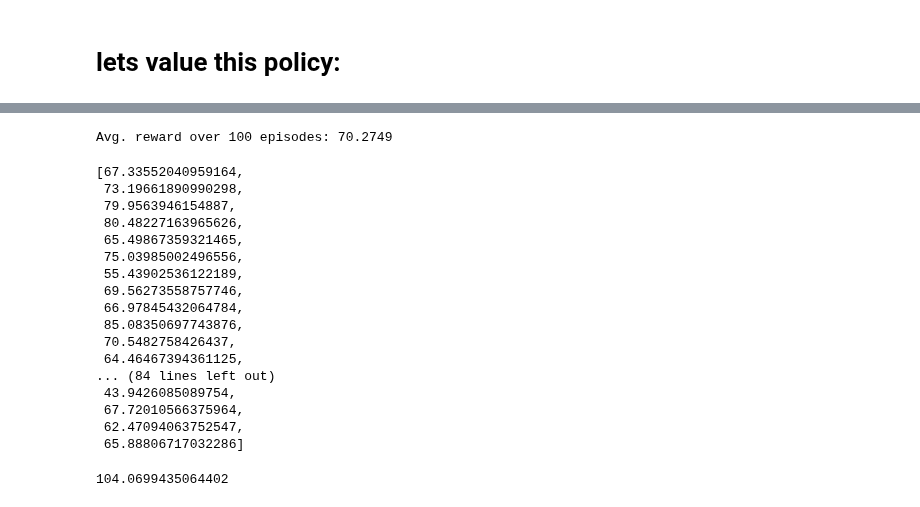
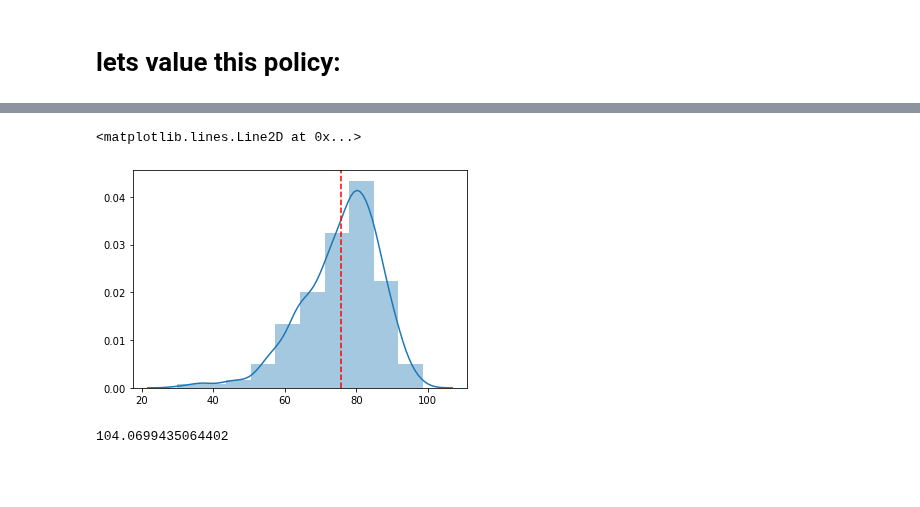
Before and after one commit to majkee15/credit_collections_rl, a Jupyter notebook: learning/notebooks/explore_learned_policies.ipynb, the cells around one changed output, grey strips where cells are left out. Drawn from its saved outputs; the diff is of its cells as text; code cells hidden in the pictures; blank space fills up the shorter version.

```diff
--- a/learning/notebooks/explore_learned_policies.ipynb
+++ b/learning/notebooks/explore_learned_policies.ipynb
@@ -122,24 +114,14 @@ plt.axhline(-aav.u(0.11, 100), color='red', linestyle='--')
+# %%
+import seaborn as sns
+fig, ax = plt.subplots()
+sns.distplot(rewards, ax=ax, bins=10)
+ax.axvline(np.mean(rewards), color='red', linestyle='--')
+# ax.axvline(u, color='green', linestyle='--')
+# %% [output]
+<matplotlib.lines.Line2D at 0x...>
+[figure, added]
 # %%
-agent.evaluate(100)
+# agent.evaluate(100)
-# %% [output]
-Avg. reward over 100 episodes: 70.2749
-[67.33552040959164,
- 73.19661890990298,
- 79.9563946154887,
- 80.48227163965626,
- 65.49867359321465,
- 75.03985002496556,
- 55.43902536122189,
- 69.56273558757746,
- 66.97845432064784,
- 85.08350697743876,
- 70.5482758426437,
- 64.46467394361125,
-... (84 lines left out)
- 43.9426085089754,
- 67.72010566375964,
- 62.47094063752547,
- 65.88806717032286]
 # %%
 rewards = []
 w_states = []
```
Also changed, not shown: parts of 8 cells of this notebook, 1 other file.
